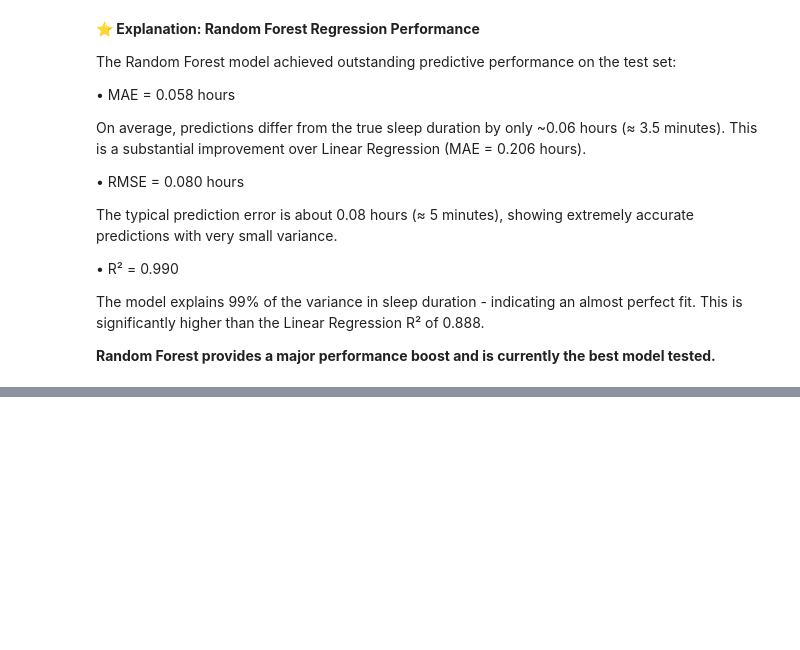
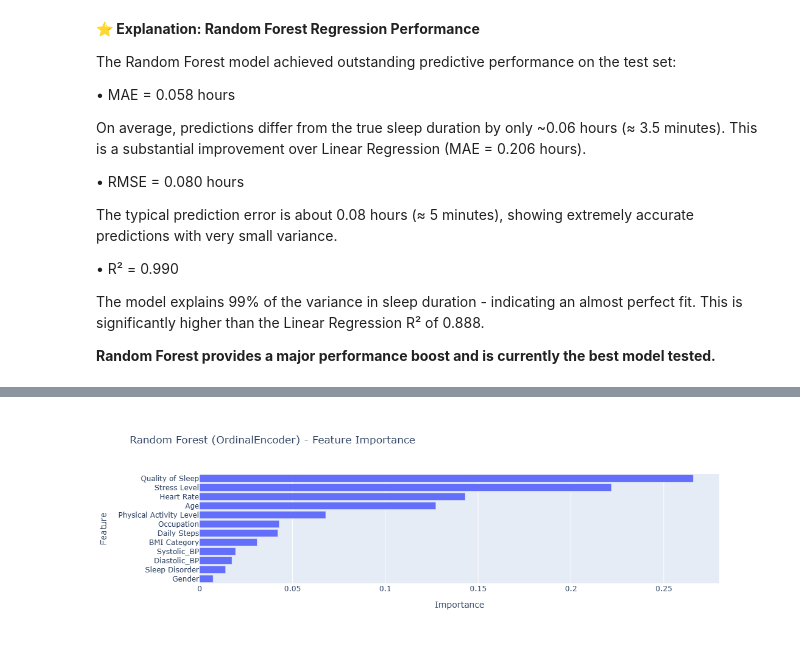
Before and after one commit to HermelaDev/Sleep-Health-Lifestyle-Machine-Learning, a Jupyter notebook: Untitled.ipynb, the cells around one changed output, grey strips where cells are left out. Drawn from its saved outputs; the diff is of its cells as text; code cells hidden in the pictures; blank space fills up the shorter version.

```diff
--- a/Untitled.ipynb
+++ b/Untitled.ipynb
@@ -1215,0 +1219,20 @@ mae_gb, mse_gb, rmse_gb, r2_gb
+# %%
+from sklearn.preprocessing import OrdinalEncoder
+from sklearn.compose import ColumnTransformer
+from sklearn.pipeline import Pipeline
+
+# Preprocessing for numeric features (no scaling needed for trees)
+numeric_transformer_tree = 'passthrough'
+
+# Preprocessing for categorical features using OrdinalEncoder
+categorical_transformer_tree = Pipeline(steps=[
+    ('ordinal', OrdinalEncoder(handle_unknown='use_encoded_value', unknown_value=-1))
+])
+
+# ColumnTransformer for tree-based models
+preprocessor_tree = ColumnTransformer(
+    transformers=[
+        ('num', numeric_transformer_tree, numeric_cols),
+        ('cat', categorical_transformer_tree, categorical_cols)
+    ]
+)
@@ -1215,0 +1266,14 @@ mae_gb, mse_gb, rmse_gb, r2_gb
+# %%
+import numpy as np
+import matplotlib.pyplot as plt
+import plotly.express as px
+
+# Get feature importances
+rf_importances_tree = rf_tree_model.named_steps['model'].feature_importances_
+
+fi_tree_df = pd.DataFrame({
+    'Feature': feature_names_tree,
+    'Importance': rf_importances_tree
+}).sort_values(by='Importance', ascending=False)
+
+fi_tree_df
@@ -1215,0 +1294,12 @@ mae_gb, mse_gb, rmse_gb, r2_gb
+# %%
+fig = px.bar(
+    fi_tree_df,
+    x='Importance',
+    y='Feature',
+    orientation='h',
+    title='Random Forest (OrdinalEncoder) - Feature Importance'
+)
+fig.update_layout(yaxis={'categoryorder': 'total ascending'})
+fig.show()
+# %% [output]
+[figure, added]
```
Also changed, not shown: parts of 24 cells of this notebook, 4 other files.
